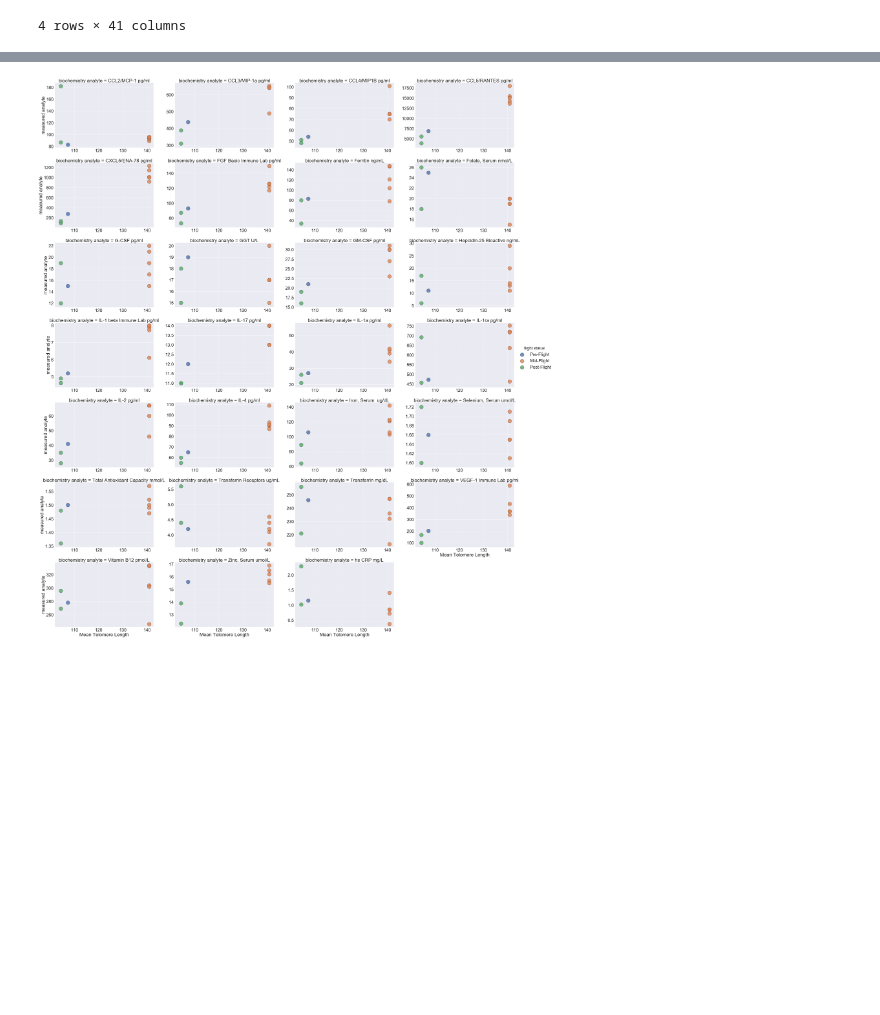
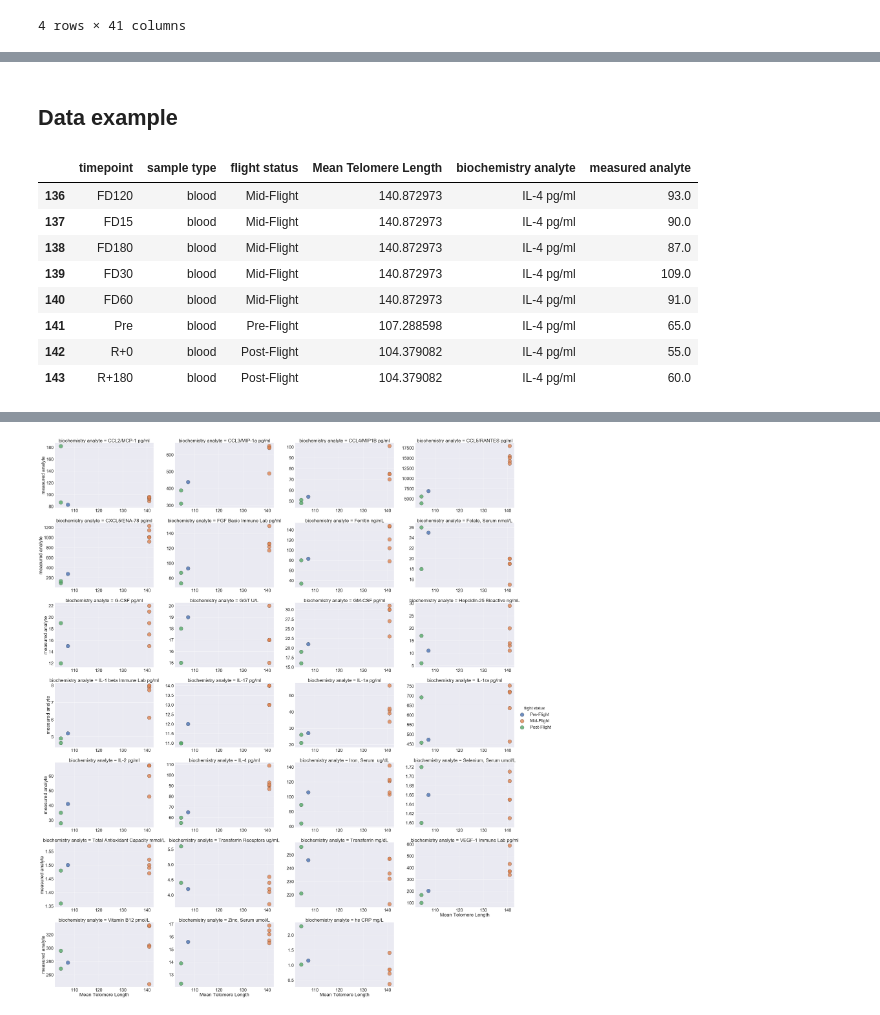
Before and after one commit to Jared-Luxton/NASA-astronauts-telomeres-chromosomes, a Jupyter notebook: NASA_telomeres/03a NASA Astros Telo Data Visualization and Stats.ipynb, the cells around one changed output, grey strips where cells are left out. Saved outputs shown, nothing was run; the diff lists cells and outputs as text; code cells hidden in the pictures; blank space fills up the shorter version.

Commit message:
graphing analytes

```diff
--- a/NASA_telomeres/03a NASA Astros Telo Data Visualization and Stats.ipynb
+++ b/NASA_telomeres/03a NASA Astros Telo Data Visualization and Stats.ipynb
@@ -569,4 +569,5 @@ pivot_merge_blood_telos.head(4)
 drop_na_pivot_merge_blood_telos = pivot_merge_blood_telos.dropna(axis=1)
 # %%
 drop_melt_merge_blood_telos = drop_na_pivot_merge_blood_telos.melt(id_vars=['timepoint', 'sample type', 'flight status', 'Mean Telomere Length'],
-                                var_name='biochemistry analyte', value_name='measured analyte').reset_index()
+                                var_name='biochemistry analyte', value_name='measured analyte').reset_index(drop=True)
+drop_melt_merge_blood_telos.head(4)
@@ -572,0 +580,16 @@ drop_melt_merge_blood_telos = drop_na_pivot_merge_blood_telos.melt(id_vars=['tim
+# %% [markdown]
+## Data example
+# %%
+grouped = drop_melt_merge_blood_telos.groupby(['biochemistry analyte'])
+il_4_group = grouped.get_group('IL-4 pg/ml').copy()
+il_4_group
+# %% [output]
+|  | timepoint | sample type | flight status | Mean Telomere Length | biochemistry analyte | measured analyte |
+| 136 | FD120 | blood | Mid-Flight | 140.872973 | IL-4 pg/ml | 93.0 |
+| 137 | FD15 | blood | Mid-Flight | 140.872973 | IL-4 pg/ml | 90.0 |
+| 138 | FD180 | blood | Mid-Flight | 140.872973 | IL-4 pg/ml | 87.0 |
+| 139 | FD30 | blood | Mid-Flight | 140.872973 | IL-4 pg/ml | 109.0 |
+| 140 | FD60 | blood | Mid-Flight | 140.872973 | IL-4 pg/ml | 91.0 |
+| 141 | Pre | blood | Pre-Flight | 107.288598 | IL-4 pg/ml | 65.0 |
+| 142 | R+0 | blood | Post-Flight | 104.379082 | IL-4 pg/ml | 55.0 |
+| 143 | R+180 | blood | Post-Flight | 104.379082 | IL-4 pg/ml | 60.0 |
```
Also changed, not shown: parts of 3 cells of this notebook.
